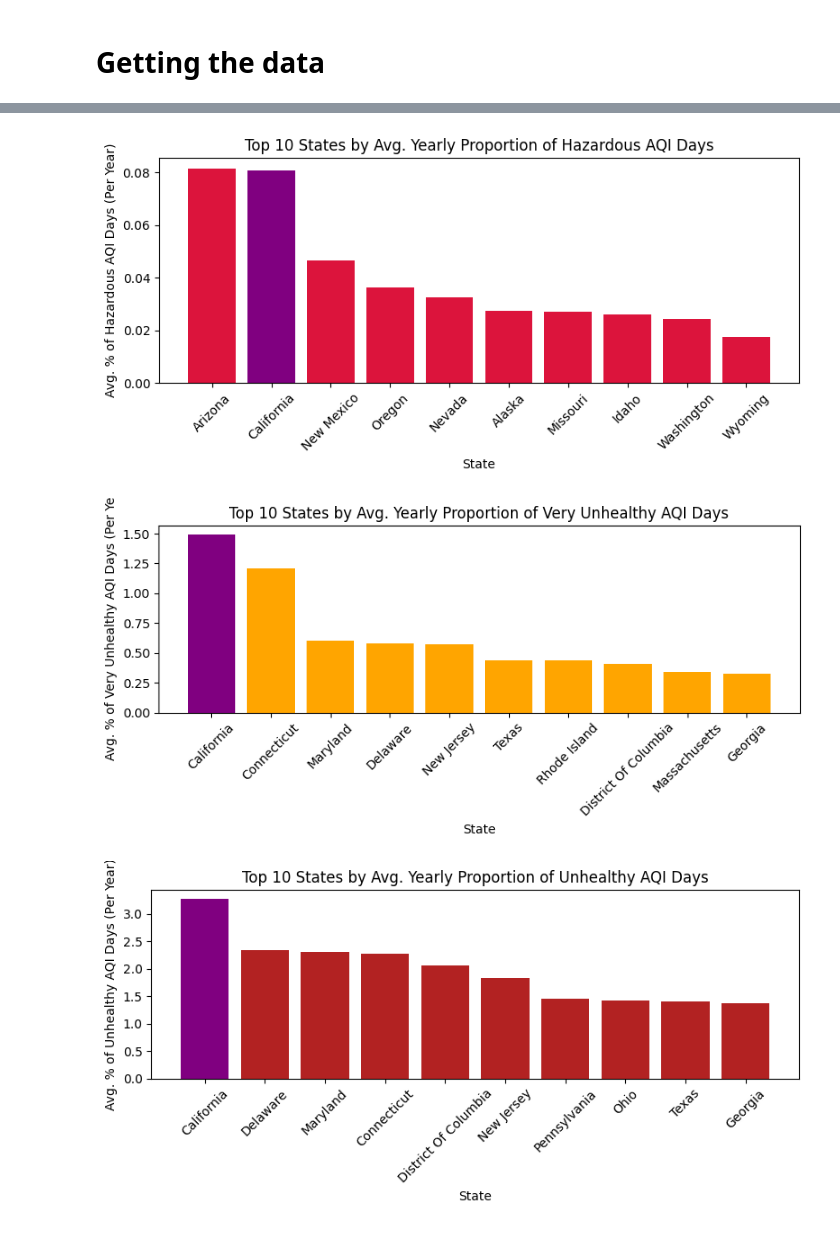
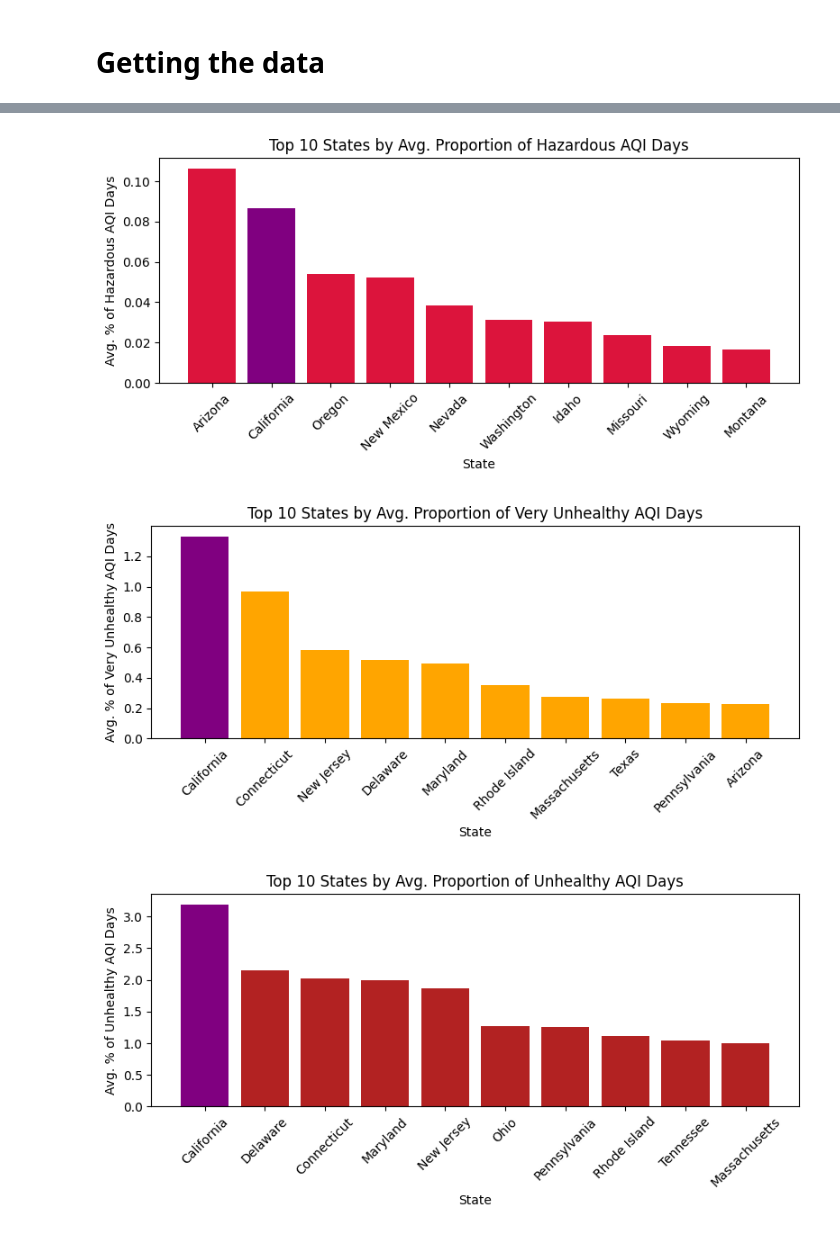
Before and after one commit to ivanrff/AQI-by-EPA, a Jupyter notebook: US_EPA_AQI.ipynb, the cells around one changed output, grey strips where cells are left out. Cells and saved outputs as stored; diff of their text form; code cells hidden in the pictures.

```diff
--- a/US_EPA_AQI.ipynb
+++ b/US_EPA_AQI.ipynb
@@ -92,7 +90,7 @@ del aqi_df
 # %%
 # Easy simple way of accessing my datasets
-if 'aqi_df' not in globals():
-    aqi_df_sharelink = 'https://drive.google.com/file/d/130DVMpCfi1dujuygMyI8bzoP1fvSONvO/view?usp=drive_link' # this is the link received when clicked the Share button in Google Drive
-    aqi_df = pd.read_csv('https://drive.google.com/uc?export=download&id='+aqi_df_sharelink.split('/d/')[1].split('/')[0]) # this parses the string from the line above to make a download link
+if 'aqi_df' not in globals(): # simple if statement to not download again the data when I click 'run all'
+    raw_df_sharelink = 'https://drive.google.com/file/d/130DVMpCfi1dujuygMyI8bzoP1fvSONvO/view?usp=drive_link' # this is the link received when clicked the Share button in Google Drive
+    raw_df = pd.read_csv('https://drive.google.com/uc?export=download&id='+raw_df_sharelink.split('/d/')[1].split('/')[0]) # this parses the string from the line above to make a download link
 
-aqi_df
+aqi_df = raw_df.copy() # maintaining a raw_df in case I do any changes to the base dataframe by mistake, this makes it so it resets everytime I run all
@@ -190,0 +168,12 @@ Passing `palette` without assigning `hue` is deprecated and will be removed in v
+# %%
+# Let's replace those high values, probably errors with the max accepted value of 500
+aqi_df['Balanced Max AQI'] = aqi_df['Max AQI'].apply(lambda x: 500 if x > 500 else x)
+
+# Let's reevaluate the boxplot
+fig_maxaqi, axes_maxaqi = plt.subplots(1, 2, figsize=(10, 5))
+sns.boxplot(y=aqi_df['Max AQI'], ax=axes_maxaqi[0])
+axes_maxaqi[0].set_title("Original Max AQI")
+sns.boxplot(y=aqi_df['Balanced Max AQI'], ax=axes_maxaqi[1])
+axes_maxaqi[1].set_title("Balanced Max AQI (Capped at 500)")
+plt.tight_layout()
+plt.show()
@@ -345,60 +417,56 @@ plt.show()
 # %%
-# Group by State and Year, calculate per-year proportions
-yearly = aqi_df.groupby(['State', 'Year']).apply(
+state_avg = aqi_df.groupby('State').apply(
     lambda x: pd.Series({
-        'Yearly Good Proportion': x['Good Days'].sum() / x['Days with AQI'].sum(),
-        'Yearly Moderate Proportion': x['Moderate Days'].sum() / x['Days with AQI'].sum(),
-        'Yearly Unhealthy for Sensitive Groups Proportion': x['Unhealthy for Sensitive Groups Days'].sum() / x['Days with AQI'].sum(),
-        'Yearly Unhealthy Proportion': x['Unhealthy Days'].sum() / x['Days with AQI'].sum(),
-        'Yearly Very Unhealthy Proportion': x['Very Unhealthy Days'].sum() / x['Days with AQI'].sum(),
-        'Yearly Hazardous Proportion': x['Hazardous Days'].sum() / x['Days with AQI'].sum(),
+        'Good Proportion': x['Good Days'].sum() / x['Days with AQI'].sum(),
+        'Moderate Proportion': x['Moderate Days'].sum() / x['Days with AQI'].sum(),
+        'Unhealthy for Sensitive Groups Proportion': x['Unhealthy for Sensitive Groups Days'].sum() / x['Days with AQI'].sum(),
+        'Unhealthy Proportion': x['Unhealthy Days'].sum() / x['Days with AQI'].sum(),
+        'Very Unhealthy Proportion': x['Very Unhealthy Days'].sum() / x['Days with AQI'].sum(),
+        'Hazardous Proportion': x['Hazardous Days'].sum() / x['Days with AQI'].sum(),
         'Total Days with AQI': x['Days with AQI'].sum()  # Optional, useful for reference
     }),
     include_groups=False
 ).reset_index()
 
-# Average across years per state
-state_avg = yearly.groupby('State').mean().reset_index()
-
 # Plot top 10 states by average yearly hazardous proportion
-top10_hazardous = state_avg.sort_values(by='Yearly Hazardous Proportion', ascending=False).head(10)
+top10_hazardous = state_avg.sort_values(by='Hazardous Proportion', ascending=False).head(10)
 
 plt.figure(figsize=(8, 4))
 colors = ['purple' if state == 'California' else 'crimson' for state in top10_hazardous['State']]
-plt.bar(top10_hazardous['State'], top10_hazardous['Yearly Hazardous Proportion'] * 100, color=colors)
+plt.bar(top10_hazardous['State'], top10_hazardous['Hazardous Proportion'] * 100, color=colors)
 plt.xlabel('State')
-plt.ylabel('Avg. % of Hazardous AQI Days (Per Year)')
-plt.title('Top 10 States by Avg. Yearly Proportion of Hazardous AQI Days')
+plt.ylabel('Avg. % of Hazardous AQI Days')
+plt.title('Top 10 States by Avg. Proportion of Hazardous AQI Days')
 plt.xticks(rotation=45)
 plt.tight_layout()
 plt.show()
 
 # Plot top 10 states by average yearly Very Unhealthy proportion
-top10_unhealthy = state_avg.sort_values(by='Yearly Very Unhealthy Proportion', ascending=False).head(10)
+top10_unhealthy = state_avg.sort_values(by='Very Unhealthy Proportion', ascending=False).head(10)
 
 plt.figure(figsize=(8, 4))
 colors = ['purple' if state == 'California' else 'orange' for state in top10_unhealthy['State']]
-plt.bar(top10_unhealthy['State'], top10_unhealthy['Yearly Very Unhealthy Proportion'] * 100, color=colors)
+plt.bar(top10_unhealthy['State'], top10_unhealthy['Very Unhealthy Proportion'] * 100, color=colors)
 plt.xlabel('State')
-plt.ylabel('Avg. % of Very Unhealthy AQI Days (Per Year)')
-plt.title('Top 10 States by Avg. Yearly Proportion of Very Unhealthy AQI Days')
+plt.ylabel('Avg. % of Very Unhealthy AQI Days')
+plt.title('Top 10 States by Avg. Proportion of Very Unhealthy AQI Days')
 plt.xticks(rotation=45)
 plt.tight_layout()
 plt.show()
 
 # Plot top 10 states by average yearly Unhealthy proportion
-top10_unhealthy = state_avg.sort_values(by='Yearly Unhealthy Proportion', ascending=False).head(10)
+top10_unhealthy = state_avg.sort_values(by='Unhealthy Proportion', ascending=False).head(10)
 
 plt.figure(figsize=(8, 4))
 colors = ['purple' if state == 'California' else 'firebrick' for state in top10_unhealthy['State']]
-plt.bar(top10_unhealthy['State'], top10_unhealthy['Yearly Unhealthy Proportion'] * 100, color=colors)
+plt.bar(top10_unhealthy['State'], top10_unhealthy['Unhealthy Proportion'] * 100, color=colors)
 plt.xlabel('State')
-plt.ylabel('Avg. % of Unhealthy AQI Days (Per Year)')
-plt.title('Top 10 States by Avg. Yearly Proportion of Unhealthy AQI Days')
+plt.ylabel('Avg. % of Unhealthy AQI Days')
+plt.title('Top 10 States by Avg. Proportion of Unhealthy AQI Days')
 plt.xticks(rotation=45)
 plt.tight_layout()
 plt.show()
 # %% [output]
-[figure, old version]
+[figure, new version]
-[figure, old version]
+[figure, new version]
-[figure, old version]
+[figure, new version]
```
Also changed, not shown: parts of 36 cells of this notebook.
